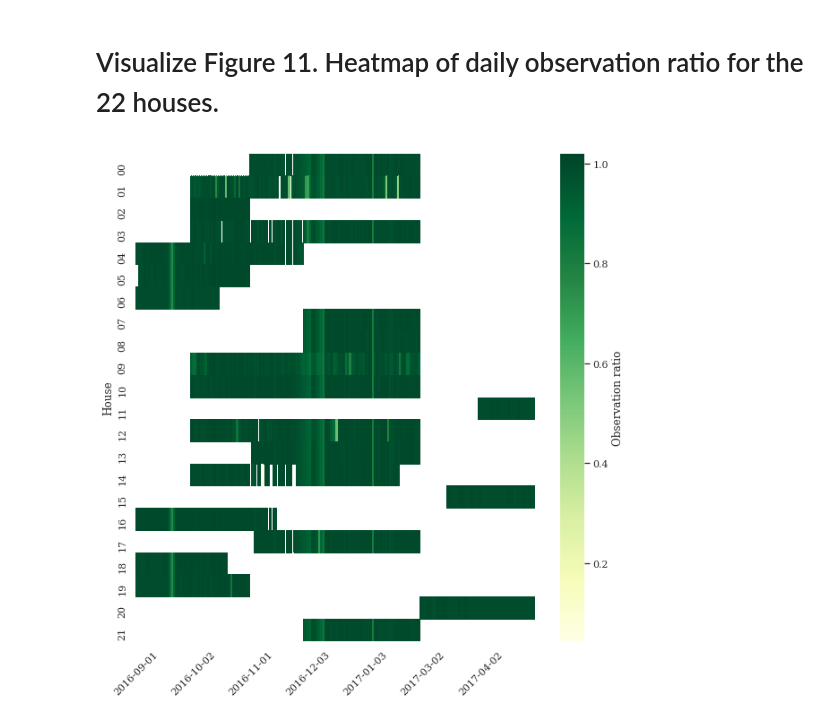
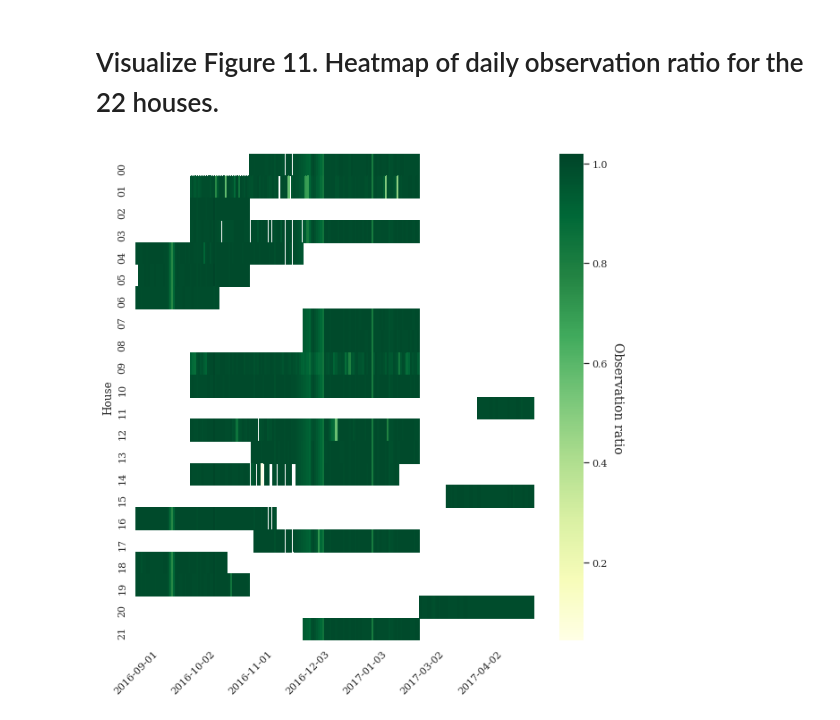
Before and after one commit to ch-shin/ENERTALK-dataset, a Jupyter notebook: notebooks/Fig11.ipynb, the cells around one changed output. Drawn from its saved outputs; the diff is of its cells as text; code cells hidden in the pictures.

```diff
--- a/notebooks/Fig11.ipynb
+++ b/notebooks/Fig11.ipynb
@@ -64,28 +65,29 @@ summary.head()
 # %%
 
 overall_fontsize = 14
 nice_fonts = {
         # Use LaTex to write all text
         "text.usetex": False,
         # Use 10pt font in plots, to match 10pt font in document
         "axes.labelsize": overall_fontsize,
         "font.size": overall_fontsize,
         # Make the legend/label fonts a little smaller
         "legend.fontsize": overall_fontsize,
         "xtick.labelsize": overall_fontsize,
         "ytick.labelsize": overall_fontsize,
         "font.family": 'Times New Roman'
 }
 mpl.rcParams.update(nice_fonts)
 
 sns.set(font_scale=1.0)
 sns.set_style({'font.family':'serif', 'font.serif':'Times New Roman'})
 
 fig, ax = plt.subplots(figsize=(10,10))
 heat = sns.heatmap(summary, ax=ax,  cmap="YlGn",
                    cbar_kws={'label': 'Observation ratio'}, xticklabels=30)
 heat.set_facecolor('xkcd:white')
+fig.axes[-1].set_ylabel( 'Observation ratio', fontsize=14, rotation=-90, va="bottom")
 plt.xticks(rotation=45)
 plt.show()
 # %% [output]
-[figure, old version]
+[figure, new version]
```
Also changed, not shown: parts of 1 cell of this notebook, 3 other files.
